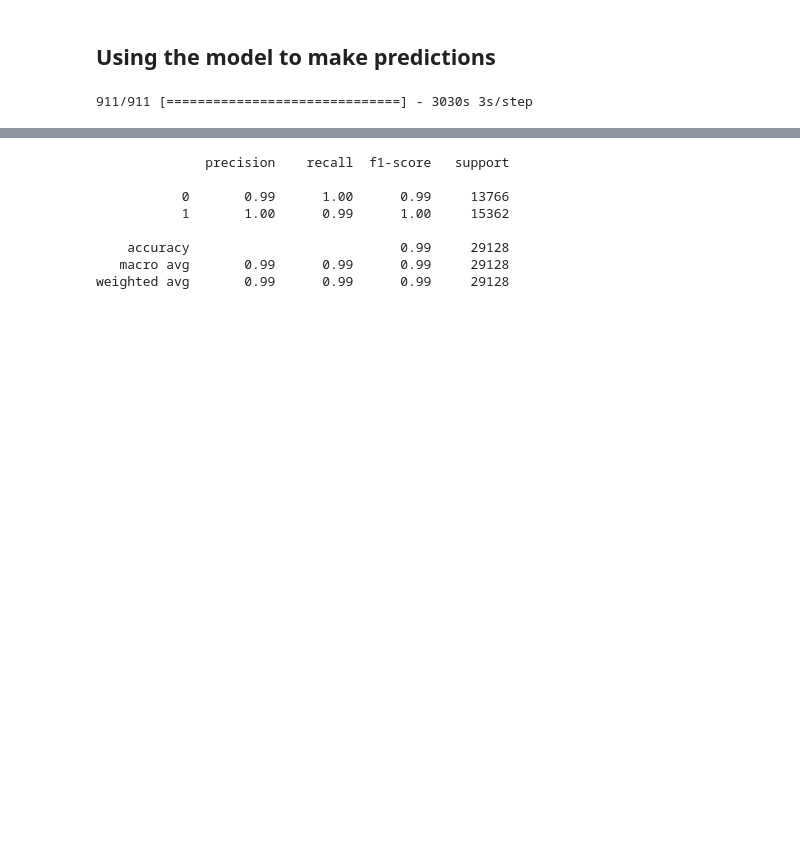
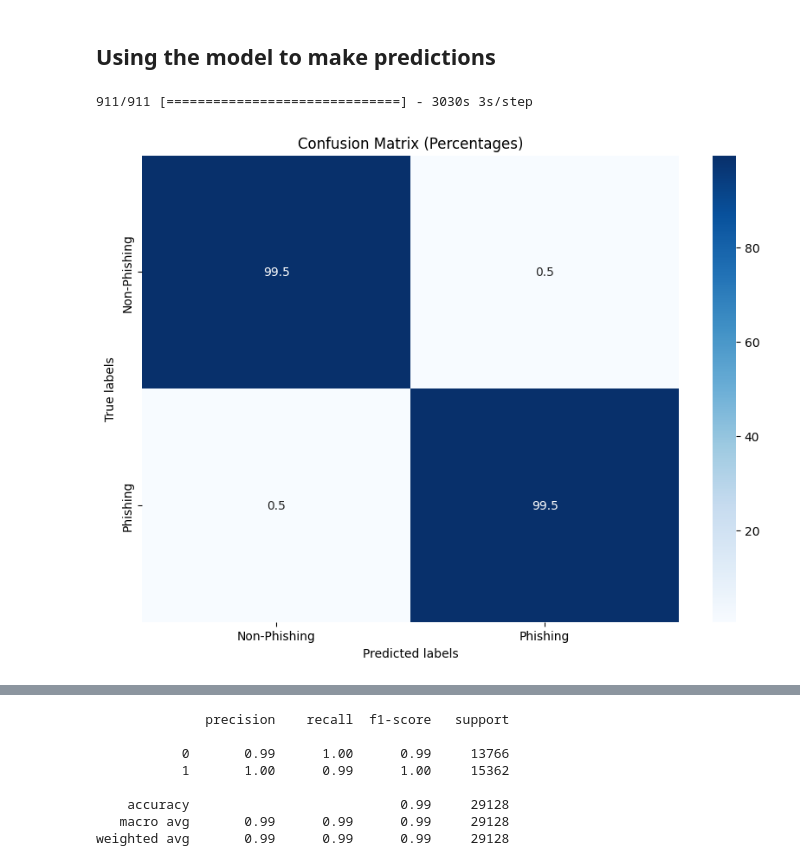
Before and after one commit to mrmrjing/PhishingEmailClassification, a Jupyter notebook: EmailClassification.ipynb, the cells around one changed output, grey strips where cells are left out. Cells and saved outputs as stored; diff of their text form; code cells hidden in the pictures; blank space fills up the shorter version.

Commit message:
Added percentages for confusion matrix

```diff
--- a/EmailClassification.ipynb
+++ b/EmailClassification.ipynb
@@ -290,15 +290,33 @@ predicted_labels = (predictions > 0.5).astype("int32") # Each item is either 0 o
 # %% [output]
 911/911 [==============================] - 3030s 3s/step
 # %%
-# Create a confusion matrix
+# # Create a confusion matrix
+# cm = confusion_matrix(y_test, predicted_labels)
+# plt.figure(figsize=(10,7))
+# sns.heatmap(cm, annot=True, fmt='d', cmap='Blues')
+# plt.xlabel('Predicted labels')
+# plt.ylabel('True labels')
+# plt.title('Confusion Matrix')
+# plt.show()
+# # change the 0 and 1s to non-phishing and phishing, and add the percentages
+
+
 cm = confusion_matrix(y_test, predicted_labels)
+
+# Convert the counts to percentages relative to the true labels
+cm_percentage = cm.astype('float') / cm.sum(axis=1)[:, np.newaxis]
+cm_percentage = cm_percentage * 100  # Convert to percentage
+
+# Plotting
 plt.figure(figsize=(10,7))
-sns.heatmap(cm, annot=True, fmt='d', cmap='Blues')
+# Use cm_percentage for annotating the heatmap
+sns.heatmap(cm_percentage, annot=True, fmt='.1f', cmap='Blues', xticklabels=['Non-Phishing', 'Phishing'], yticklabels=['Non-Phishing', 'Phishing'])
 plt.xlabel('Predicted labels')
 plt.ylabel('True labels')
-plt.title('Confusion Matrix')
+plt.title('Confusion Matrix (Percentages)')
 plt.show()
-# change the 0 and 1s to non-phishing and phishing, and add the percentages
+# %% [output]
+[figure, added]
 # %% [markdown]
 ![image.png](attachment:image.png)
 # %%
```
